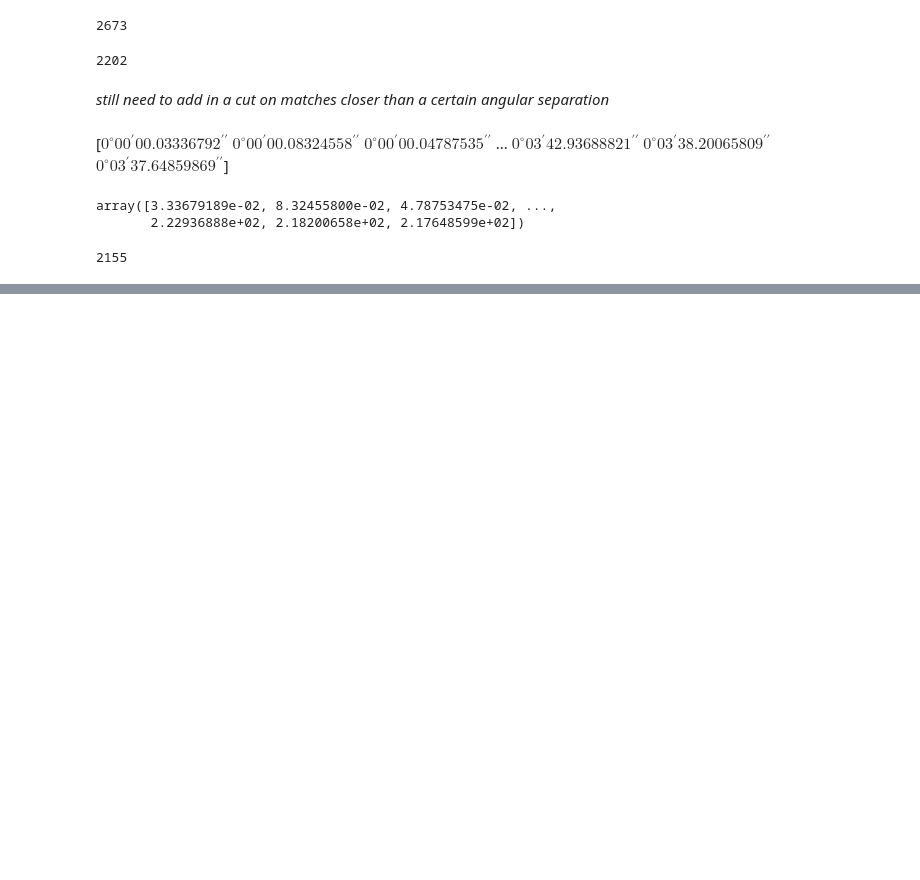
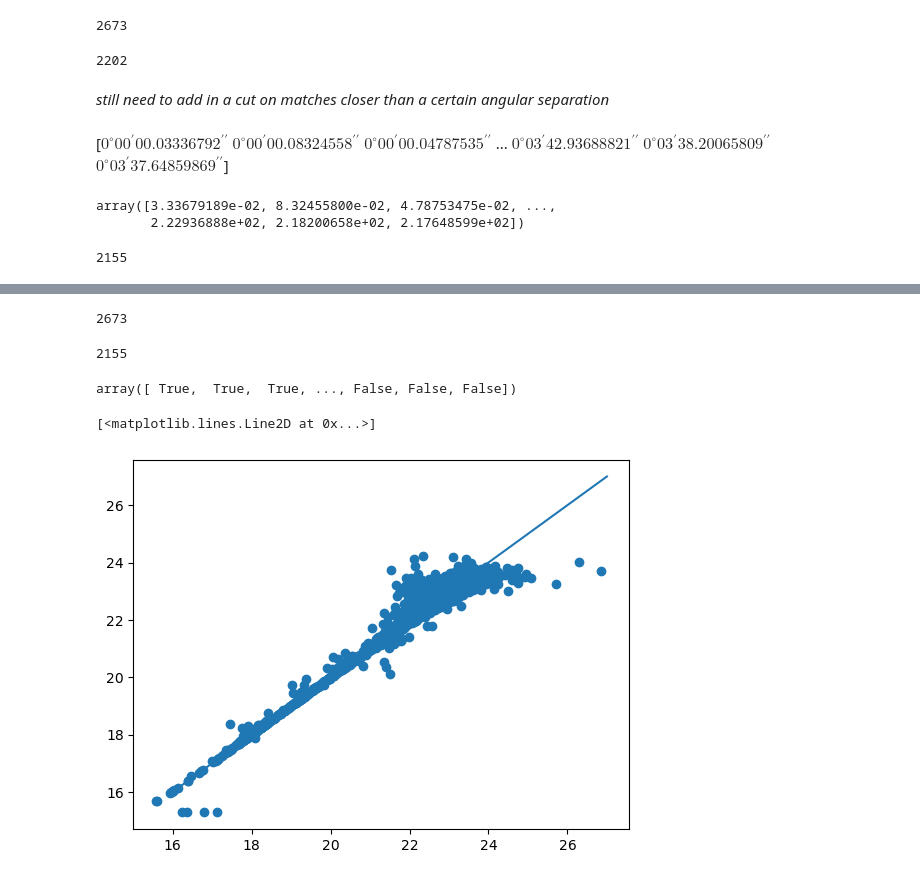
Before and after one commit to rubin-dp0/cst-dev, a Jupyter notebook: AMM_detritus/nb9b_sky_coords.ipynb, the cells around one changed output, grey strips where cells are left out. Saved outputs shown, nothing was run; the diff lists cells and outputs as text; code cells hidden in the pictures; blank space fills up the shorter version.

Commit message:
astropy cross-match indexing

```diff
--- a/AMM_detritus/nb9b_sky_coords.ipynb
+++ b/AMM_detritus/nb9b_sky_coords.ipynb
@@ -710,0 +731,20 @@ https://docs.astropy.org/en/stable/api/astropy.coordinates.match_coordinates_sky
+# %%
+len(idx)
+# %% [output]
+2673
+# %%
+good_match = (d2d.arcsec < 1)
+# %%
+np.sum(good_match)
+# %% [output]
+2155
+# %%
+good_match
+# %% [output]
+array([ True,  True,  True, ..., False, False, False])
+# %%
+plt.scatter(my_sources['i_CalibMag_AB'][good_match], tap_table['i_calibMag'][idx[good_match]])
+plt.plot([16, 27], [16, 27])
+# %% [output]
+[<matplotlib.lines.Line2D at 0x...>]
+[figure, added]
```
Also changed, not shown: parts of 10 cells of this notebook.
